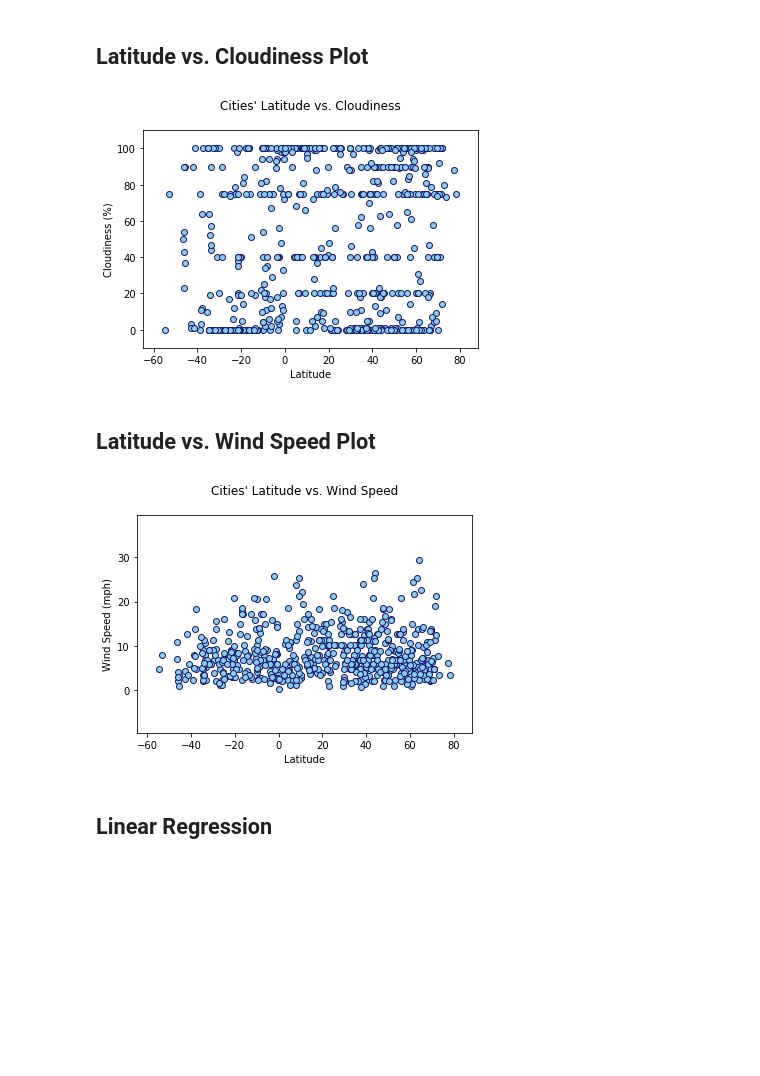
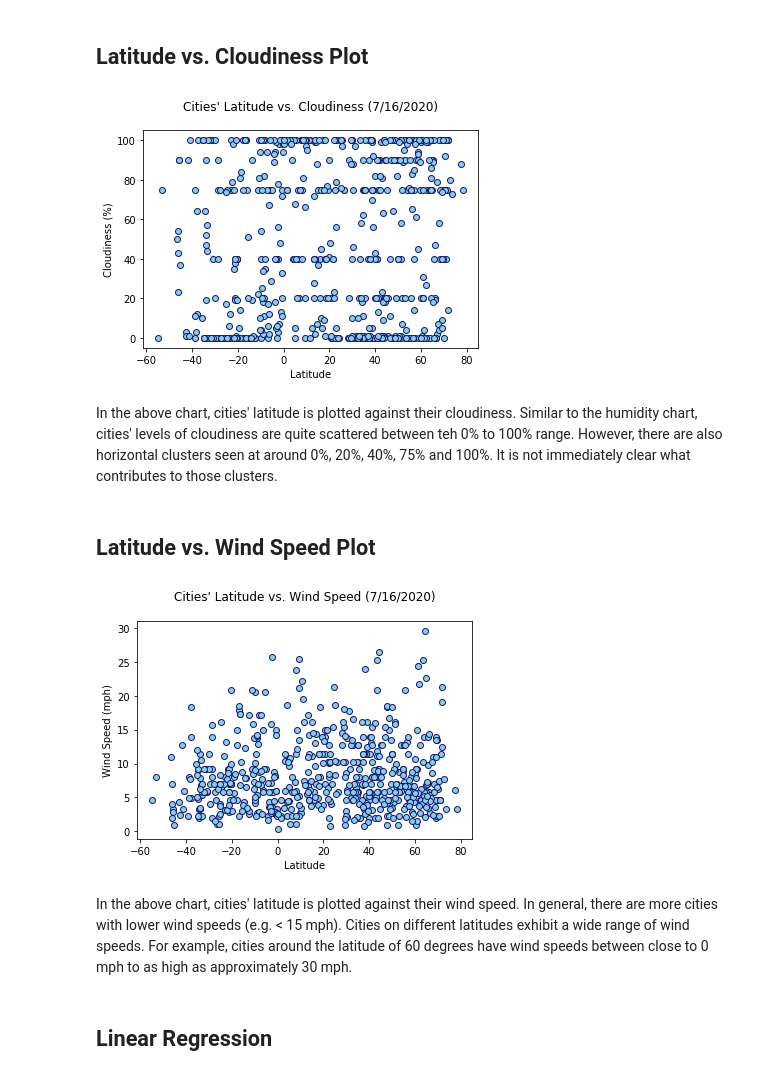
Before and after one commit to keiyaus/python-api-challenge, a Jupyter notebook: WeatherPy/WeatherPy_starter-Copy1.ipynb, the cells around one changed output. Drawn from its saved outputs; the diff is of its cells as text; code cells hidden in the pictures; blank space fills up the shorter version.

Commit message:
Added brief descriptions to plots

```diff
--- a/WeatherPy/WeatherPy_starter-Copy1.ipynb
+++ b/WeatherPy/WeatherPy_starter-Copy1.ipynb
@@ -249,34 +249,34 @@ plt.scatter(
     marker='o',
     facecolors='skyblue',
     edgecolors='midnightblue')
-plt.title('Cities\' Latitude vs. Cloudiness\n')
+plt.title('Cities\' Latitude vs. Cloudiness (7/16/2020)\n')
 plt.xlabel('Latitude')
 plt.ylabel('Cloudiness (%)')
-plt.xlim(min(latitude)-10, max(latitude)+10)
-plt.ylim(min(cloudiness)-10, max(cloudiness)+10)
 plt.savefig("Images/LatitudeVsCloudiness.png")
 # %% [output]
-[figure, old version]
+[figure, new version]
+# %% [markdown]
+In the above chart, cities' latitude is plotted against their cloudiness. Similar to the humidity chart, cities' levels of cloudiness are quite scattered between teh 0% to 100% range. However, there are also horizontal clusters seen at around 0%, 20%, 40%, 75% and 100%. It is not immediately clear what contributes to those clusters.
 # %% [markdown]
 ## Latitude vs. Wind Speed Plot
 # %%
 # Get values for plotting
 wind = weather_data['Wind Speed']
 
 # Generate scatter plot
 plt.scatter(
     latitude, wind,
     marker='o',
     facecolors='skyblue',
     edgecolors='midnightblue')
-plt.title('Cities\' Latitude vs. Wind Speed\n')
+plt.title('Cities\' Latitude vs. Wind Speed (7/16/2020)\n')
 plt.xlabel('Latitude')
 plt.ylabel('Wind Speed (mph)')
-plt.xlim(min(latitude)-10, max(latitude)+10)
-plt.ylim(min(wind)-10, max(wind)+10)
 plt.savefig("Images/LatitudeVsWindSpeed.png")
 # %% [output]
-[figure, old version]
+[figure, new version]
+# %% [markdown]
+In the above chart, cities' latitude is plotted against their wind speed. In general, there are more cities with lower wind speeds (e.g. < 15 mph). Cities on different latitudes exhibit a wide range of wind speeds. For example, cities around the latitude of 60 degrees have wind speeds between close to 0 mph to as high as approximately 30 mph.
 # %% [markdown]
 ## Linear Regression
 # %%
```
Also changed, not shown: parts of 4 cells of this notebook.
